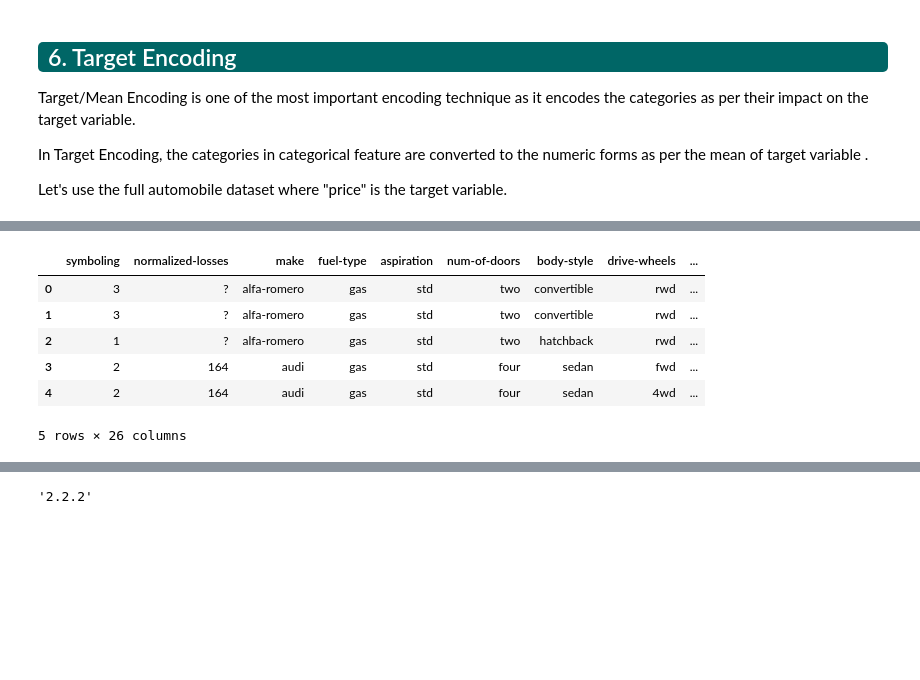
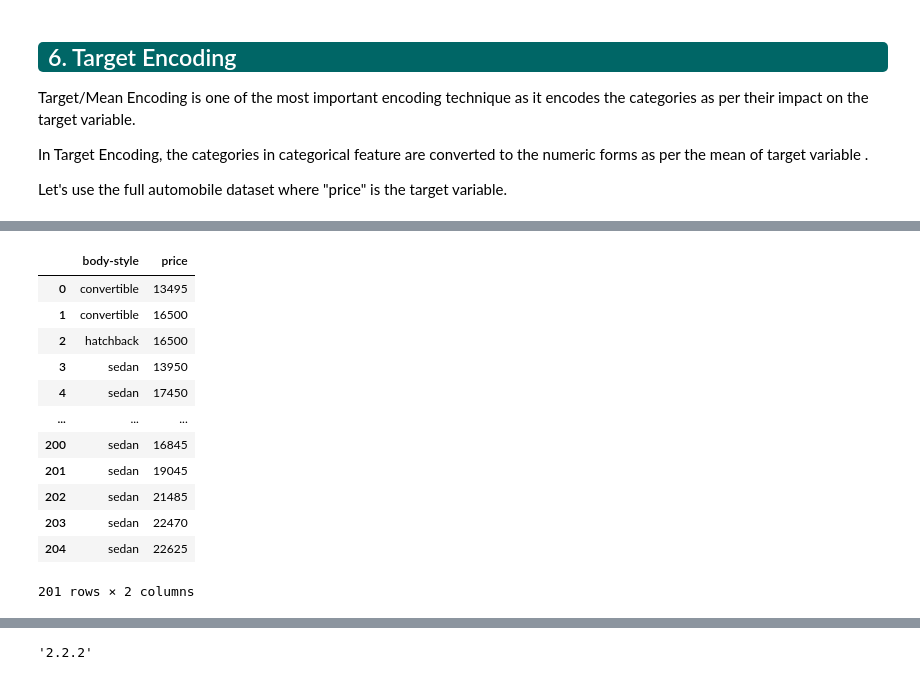
Before and after one commit to anilmamidwar15021991/AIMLlearning, a Jupyter notebook: Data preprocessing and EDA/Notebooks_course_preprocessing & EDA/2_5_feature encoding.ipynb, the cells around one changed output, grey strips where cells are left out. Saved outputs shown, nothing was run; the diff lists cells and outputs as text; code cells hidden in the pictures; blank space fills up the shorter version.

```diff
--- a/Data preprocessing and EDA/Notebooks_course_preprocessing & EDA/2_5_feature encoding.ipynb
+++ b/Data preprocessing and EDA/Notebooks_course_preprocessing & EDA/2_5_feature encoding.ipynb
@@ -639,5 +639,5 @@ Let's use the full automobile dataset where "price" is the target variable.
 import pandas as pd
 import numpy as np
 
-df = pd.read_csv("../Datasets/Automobile_data.csv")
+df = pd.read_csv("C:/Users/maste/Documents/Personal/ML+/Learning/Data preprocessing and EDA/Datasets_Course_Preprocessing_EDA/Automobile_data.csv")
 # %%
@@ -653,19 +659,25 @@ df.head()
 # %%
 # Label Encoding using `cat.codes`function
 
 target_encoding_df = df.copy()
 
 target_encoding_df['price'] = target_encoding_df['price'].replace("?", np.nan)
 target_encoding_df = target_encoding_df.dropna()
 target_encoding_df['price'] = target_encoding_df['price'].astype(int)
 
-target_encoding_df.head()
+target_encoding_df[['body-style','price']]
 # %% [output]
-|  | symboling | normalized-losses | make | fuel-type | aspiration | num-of-doors | body-style | drive-wheels | ... |
-| 0 | 3 | ? | alfa-romero | gas | std | two | convertible | rwd | ... |
-| 1 | 3 | ? | alfa-romero | gas | std | two | convertible | rwd | ... |
-| 2 | 1 | ? | alfa-romero | gas | std | two | hatchback | rwd | ... |
-| 3 | 2 | 164 | audi | gas | std | four | sedan | fwd | ... |
-| 4 | 2 | 164 | audi | gas | std | four | sedan | 4wd | ... |
+|  | body-style | price |
+| 0 | convertible | 13495 |
+| 1 | convertible | 16500 |
+| 2 | hatchback | 16500 |
+| 3 | sedan | 13950 |
+| 4 | sedan | 17450 |
+| ... | ... | ... |
+| 200 | sedan | 16845 |
+| 201 | sedan | 19045 |
+| 202 | sedan | 21485 |
+| 203 | sedan | 22470 |
+| 204 | sedan | 22625 |
-5 rows × 26 columns
+201 rows × 2 columns
 # %%
```
Also changed, not shown: parts of 12 cells of this notebook, 8 other files.
